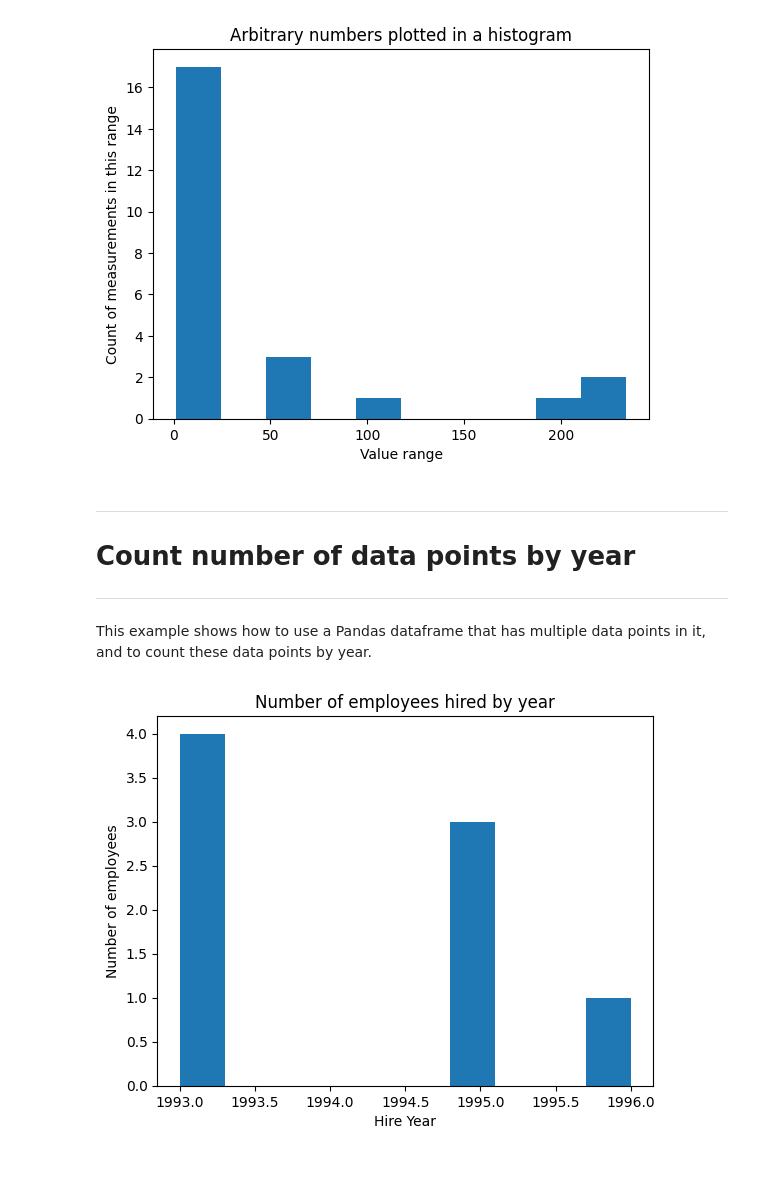
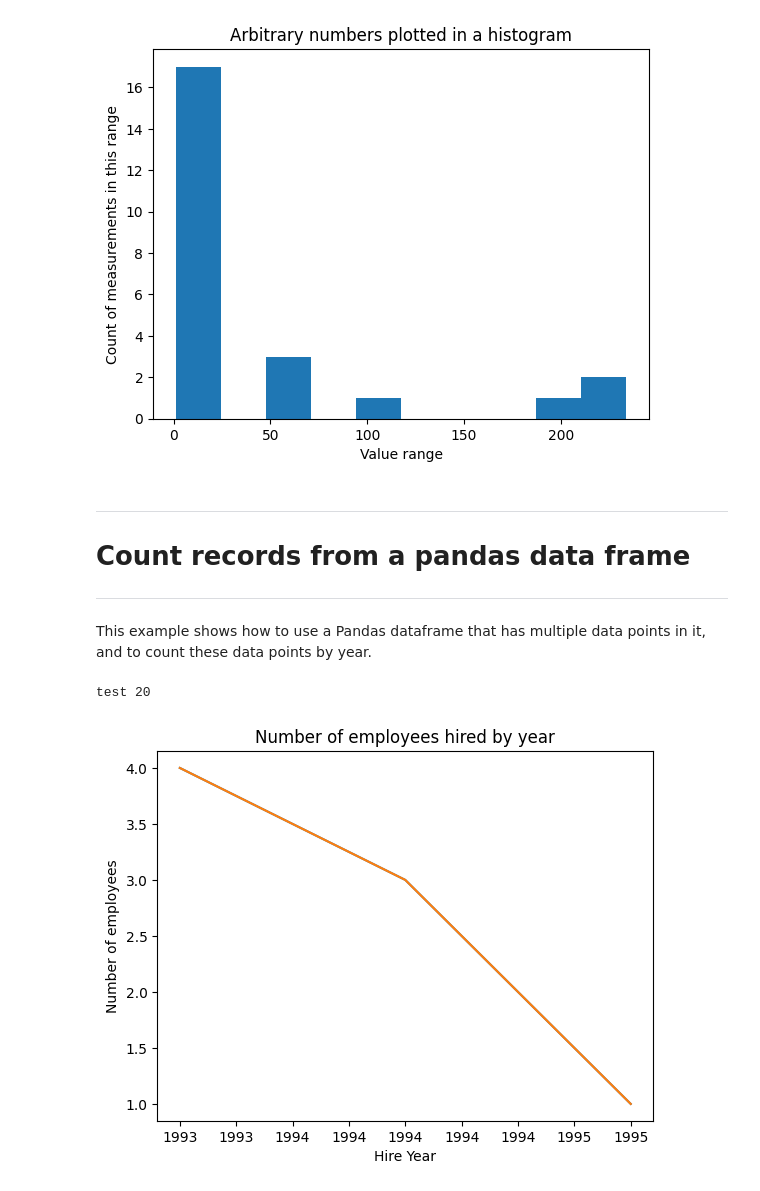
Before and after one commit to tspence/data-analysis-class-resources, a Jupyter notebook: jupyter/Basics of Plotting.ipynb, the cells around one changed output. Saved outputs shown, nothing was run; the diff lists cells and outputs as text; code cells hidden in the pictures.

```diff
--- a/jupyter/Basics of Plotting.ipynb
+++ b/jupyter/Basics of Plotting.ipynb
@@ -113,30 +113,37 @@ pyplot.show()
 [figure]
 # %% [markdown]
 ***
-# Count number of data points by year
+# Count records from a pandas data frame
 ***
 
 This example shows how to use a Pandas dataframe that has multiple data points in it, and to count these data points by year.
 # %%
 from matplotlib import pyplot
+from matplotlib.ticker import StrMethodFormatter
 import pandas
 
 # A bunch of numbers in a Pandas dataframe
 employees = pandas.DataFrame({
-    "hire_dates": ["1993-06-12", "1993-03-22", "1993-07-15", "1993-11-14", "1995-09-09", "1995-10-09", "1995-12-31", "1996-12-02"],
+    "hire_dates": ["1993-06-12", "1993-03-22", "1993-07-15", "1993-11-14", "1994-09-09", "1994-10-09", "1994-12-31", "1995-12-02"],
     "names": ["Alice", "Bob", "Charlie", "Dennis", "Elaine", "Frankie", "Grace", "Howard"],
 })
 
 # Extract the years from the pandas dataframe
 employees["hire_dates"] = pandas.to_datetime(employees.hire_dates, errors='coerce')
 employees["hire_year"] = employees["hire_dates"].dt.year
-employees.head()
 
-# Plot hire years in a distribution histogram
+# Aggregate the report by hire year
+hire_year_dataframe = employees.groupby('hire_year').agg('count')
+
+# This is how you use a format string to round numbers
+print("test {value:.0f}".format(value=19.5))
+
+# Now let's plot with round years
+pyplot.plot(hire_year_dataframe)
 pyplot.title('Number of employees hired by year')
 pyplot.xlabel('Hire Year')
 pyplot.ylabel('Number of employees')
-pyplot.hist(employees["hire_year"], bins=10)
-pyplot.show()
+pyplot.gca().xaxis.set_major_formatter(StrMethodFormatter('{x:.0f}'))
 # %% [output]
+test 20
-[figure, old version]
+[figure, new version]
```
Also changed, not shown: 1 other file.
